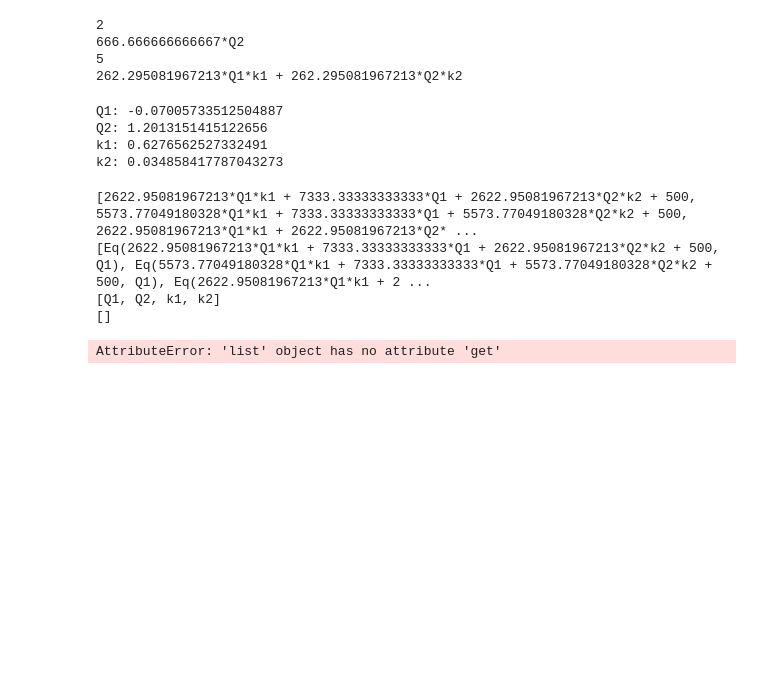
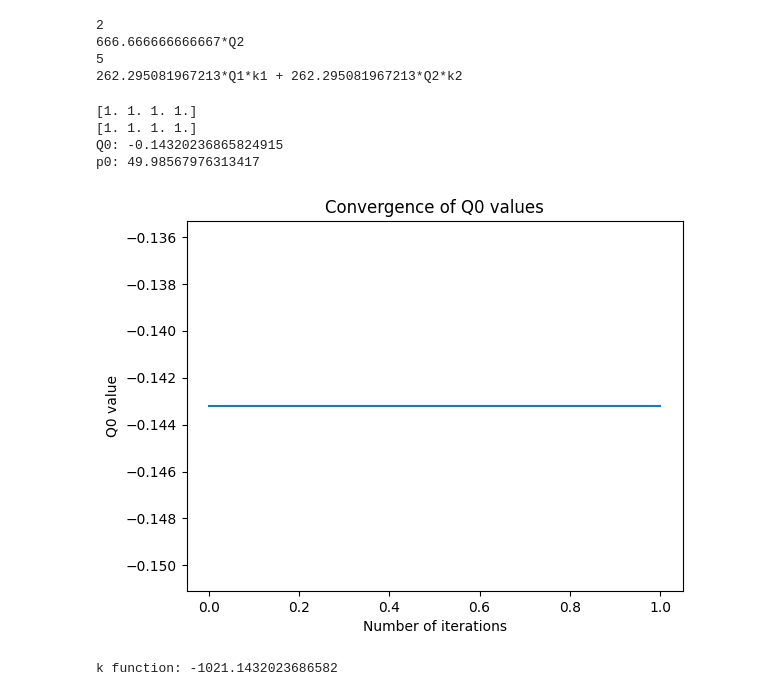
Before and after one commit to SteinVR/NTC_Oil_System, a Jupyter notebook: TestTask.ipynb, the cells around one changed output. Drawn from its saved outputs; the diff is of its cells as text; code cells hidden in the pictures; blank space fills up the shorter version.

Commit message:
find_Q_drain_2 Realization

```diff
--- a/TestTask.ipynb
+++ b/TestTask.ipynb
@@ -593,29 +648,25 @@ def find_Q_drain(drain, p0, pipes_from_wells_to_drain, flow_rate, k_list):
 # %%
-import numpy as np
-from scipy.optimize import least_squares
+# import numpy as np
+# from scipy.optimize import least_squares
 
-def residual(vars, *params):
-    Q1, Q2, k1, k2 = vars
-    r = np.zeros(4)
-    r[0] = 7332 * Q1 + 2623 * Q1 * k1 + 2623 * Q2 * k2 + 500
-    r[1] = 7332 * Q1 + 5574 * Q1 * k1 + 5574 * Q2 * k2 + 500
-    r[2] = 6665 * Q1 + 2623 * Q1 * k1 + 2623 * Q2 * k2 + 500
-    r[3] = 6665 * Q1 + 5574 * Q1 * k1 + 5574 * Q2 * k2 + 500
-    return r
+# def residual(vars, *params):
+#     Q1, Q2, k1, k2 = vars
+#     r = np.zeros(4)
+#     r[0] = 7332 * Q1 + 2623 * Q1 * k1 + 2623 * Q2 * k2 + 500
+#     r[1] = 7332 * Q1 + 5574 * Q1 * k1 + 5574 * Q2 * k2 + 500
+#     r[2] = 6665 * Q1 + 2623 * Q1 * k1 + 2623 * Q2 * k2 + 500
+#     r[3] = 6665 * Q1 + 5574 * Q1 * k1 + 5574 * Q2 * k2 + 500
+#     print(Q1)
+#     return r
 
-initial_guess = np.array([1, 1, 1, 1])  # Initial guess for Q1, Q2, k1, k2
-result = least_squares(residual, initial_guess)
-Q1, Q2, k1, k2 = result.x
+# initial_guess = np.array([1, 1, 1, 1])  # Initial guess for Q1, Q2, k1, k2
+# result = least_squares(residual, initial_guess)
+# Q1, Q2, k1, k2 = result.x
 
-print("Q1:", Q1)
-print("Q2:", Q2)
-print("k1:", k1)
-print("k2:", k2)
+# print("Q1:", Q1)
+# print("Q2:", Q2)
+# print("k1:", k1)
+# print("k2:", k2)
-# %% [output]
-Q1: -0.07005733512504887
-Q2: 1.2013151415122656
-k1: 0.6276562527332491
-k2: 0.034858417787043273
 # %%
 Q0_prev = drain[0].Q_0
 eps = 0.001
@@ -629,37 +680,39 @@ max_iterations = 10
 # Итерационный поиск
 i = 0
 while i < max_iterations:
-    Q0, p0, Q_well = find_Q_drain(drain, p0, pipes_from_wells_to_drain, flow_rate, k_list)
+    # Q0, p0, Q_well = find_Q_drain(drain, p0, pipes_from_wells_to_drain, flow_rate, k_list)
+    Q_values, k_values, Q0, p0 = find_Q_drain_2(drain, p0, pipes_from_wells_to_drain)
     iterations.append(i)
     Q0_values.append(Q0)
     if abs(Q0 - Q0_prev) < eps:
         break
 
     Q0_prev = Q0
 
     i += 1
 
 print("Q0:", Q0)
 print("p0:", p0)
 
 plt.plot(iterations, Q0_values)
 # plt.semilogy()
 plt.xlabel('Number of iterations')
 plt.ylabel('Q0 value')
 plt.title('Convergence of Q0 values')
 plt.show()
 
 
 # Нахождение целевой функции
 def find_k(edges):
     k = Q0 - sum(edge.length * edge.diameter/edge.roughness for edge in edges)
     return k
 
 k = find_k(edges)
 print("k function:", k)
 # %% [output]
-[2622.95081967213*Q1*k1 + 7333.33333333333*Q1 + 2622.95081967213*Q2*k2 + 500, 5573.77049180328*Q1*k1 + 7333.33333333333*Q1 + 5573.77049180328*Q2*k2 + 500, 2622.95081967213*Q1*k1 + 2622.95081967213*Q2* ...
-[Eq(2622.95081967213*Q1*k1 + 7333.33333333333*Q1 + 2622.95081967213*Q2*k2 + 500, Q1), Eq(5573.77049180328*Q1*k1 + 7333.33333333333*Q1 + 5573.77049180328*Q2*k2 + 500, Q1), Eq(2622.95081967213*Q1*k1 + 2 ...
-[Q1, Q2, k1, k2]
-[]
+[1. 1. 1. 1.]
+[1. 1. 1. 1.]
+Q0: -0.14320236865824915
+p0: 49.98567976313417
+[figure, added]
-AttributeError: 'list' object has no attribute 'get'
+k function: -1021.1432023686582
```
Also changed, not shown: parts of 3 cells of this notebook.
